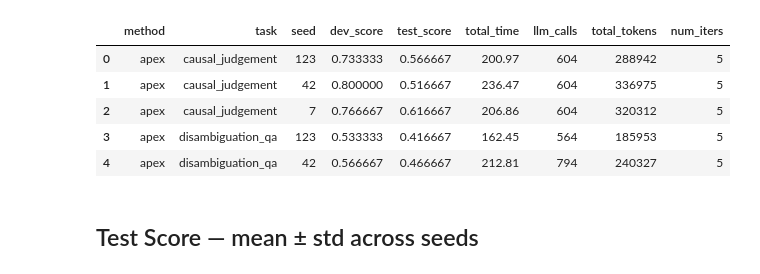
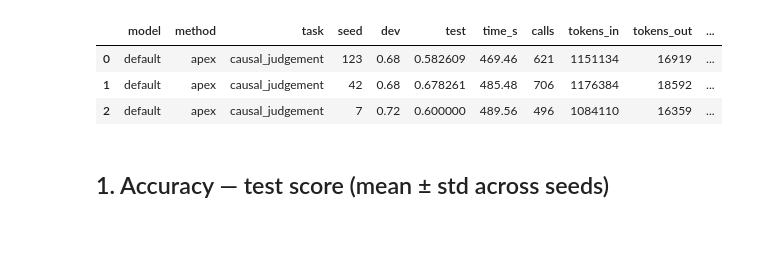
Before and after one commit to silveriorj/apobench, a Jupyter notebook: notebooks/results_analysis.ipynb, the cells around one changed output. Saved outputs shown, nothing was run; the diff lists cells and outputs as text; code cells hidden in the pictures; blank space fills up the shorter version.

```diff
--- a/notebooks/results_analysis.ipynb
+++ b/notebooks/results_analysis.ipynb
@@ -1,32 +7,60 @@
 # %%
 import json
+import math
 import numpy as np
 import pandas as pd
+import matplotlib.pyplot as plt
+from datetime import datetime
 from pathlib import Path
 
-OUTPUTS = Path('../outputs/ongoing/swift_apex_benchmark')
+OUTPUTS = Path('../outputs/outputs/proposal_comparison_3bench_qwen3-4-instruct')
+RUN_CUTOFF = None  # e.g. '2026-07-08 22:00' — exclude older files
+
+cutoff_ts = datetime.fromisoformat(RUN_CUTOFF).timestamp() if RUN_CUTOFF else 0
 
 rows = []
-for result_file in sorted(OUTPUTS.rglob('result_*.json')):
-    parts = result_file.parts
-    method = parts[-4]
-    task   = parts[-3]
-    seed   = parts[-2].replace('seed_', '')
-    with open(result_file, encoding='utf-8') as f:
-        d = json.load(f)
+for f in sorted(OUTPUTS.rglob('result_*.json')):
+    if f.stat().st_mtime < cutoff_ts:
+        continue
+    rel = f.relative_to(OUTPUTS).parts
+    # Layout: [model/]method/task/seed_N/result_*.json
+    if len(rel) == 5:
+        model, method, task, seed_dir = rel[0], rel[1], rel[2], rel[3]
+    else:
+        model, method, task, seed_dir = 'default', rel[0], rel[1], rel[2]
+    d = json.loads(f.read_text(encoding='utf-8'))
+    usage = d.get('llm_usage') or {}
     rows.append({
-        'method':       method,
-        'task':         task.replace('bbh_', ''),
-        'seed':         int(seed),
-        'dev_score':    d.get('best_score', 0.0),
-        'test_score':   d.get('test_score', 0.0),
-        'total_time':   d.get('total_time', 0.0),
-        'llm_calls':    d.get('llm_usage', {}).get('total_calls', 0),
-        'total_tokens': d.get('llm_usage', {}).get('total_tokens', 0),
-        'num_iters':    d.get('num_iterations', 0),
+        'model': model,
+        'method': method,
+        'task': task.replace('bbh_', ''),
+        'seed': int(seed_dir.replace('seed_', '')),
+        'dev': d.get('best_score', 0.0),
+        'test': d.get('test_score', 0.0),
+        'time_s': d.get('total_time', 0.0),
+        'calls': usage.get('total_calls', 0),
+        'tokens_in': usage.get('total_input_tokens', 0),
+        'tokens_out': usage.get('total_output_tokens', 0),
+        'tokens': usage.get('total_tokens', 0),
+        'iters': d.get('num_iterations', 0),
+        'empty_prompt': d.get('best_prompt', '') == '',
+        'mtime': datetime.fromtimestamp(f.stat().st_mtime),
     })
 
 df = pd.DataFrame(rows)
-print(f'{len(df)} runs loaded — methods: {sorted(df.method.unique())} | tasks: {sorted(df.task.unique())}')
-df.head()
+if len(df) and df['empty_prompt'].any():
+    print(f"WARNING: {int(df['empty_prompt'].sum())} runs have empty best_prompt (stripping-bug era) — set RUN_CUTOFF")
+print(f'{len(df)} runs | methods={sorted(df.method.unique())} | tasks={sorted(df.task.unique())}')
+print(f'written {df.mtime.min()} → {df.mtime.max()}')
+
+# Completeness check: every method×task should have the same number of seeds
+counts = df.pivot_table(index='task', columns='method', values='seed', aggfunc='count')
+counts = counts.reindex(index=sorted(df.task.unique()), columns=sorted(df.method.unique()))
+expected = int(counts.max().max())
+inc = counts.fillna(-1).stack()
+inc = inc[inc < expected]
+if len(inc):
+    print(f'\nINCOMPLETE cells (expected {expected} seeds; -1 = no runs at all):')
+    print(inc.astype(int).to_string())
+df.head(3)
 # %% [output]
@@ -34,9 +73,7 @@ df.head()
-|  | method | task | seed | dev_score | test_score | total_time | llm_calls | total_tokens | num_iters |
-| 0 | apex | causal_judgement | 123 | 0.733333 | 0.566667 | 200.97 | 604 | 288942 | 5 |
-| 1 | apex | causal_judgement | 42 | 0.800000 | 0.516667 | 236.47 | 604 | 336975 | 5 |
-| 2 | apex | causal_judgement | 7 | 0.766667 | 0.616667 | 206.86 | 604 | 320312 | 5 |
-| 3 | apex | disambiguation_qa | 123 | 0.533333 | 0.416667 | 162.45 | 564 | 185953 | 5 |
-| 4 | apex | disambiguation_qa | 42 | 0.566667 | 0.466667 | 212.81 | 794 | 240327 | 5 |
+|  | model | method | task | seed | dev | test | time_s | calls | tokens_in | tokens_out | ... |
+| 0 | default | apex | causal_judgement | 123 | 0.68 | 0.582609 | 469.46 | 621 | 1151134 | 16919 | ... |
+| 1 | default | apex | causal_judgement | 42 | 0.68 | 0.678261 | 485.48 | 706 | 1176384 | 18592 | ... |
+| 2 | default | apex | causal_judgement | 7 | 0.72 | 0.600000 | 489.56 | 496 | 1084110 | 16359 | ... |
 # %% [markdown]
-## Test Score — mean ± std across seeds
+## 1. Accuracy — test score (mean ± std across seeds)
 # %%
```
Also changed, not shown: parts of 29 cells of this notebook, 1 other file.
